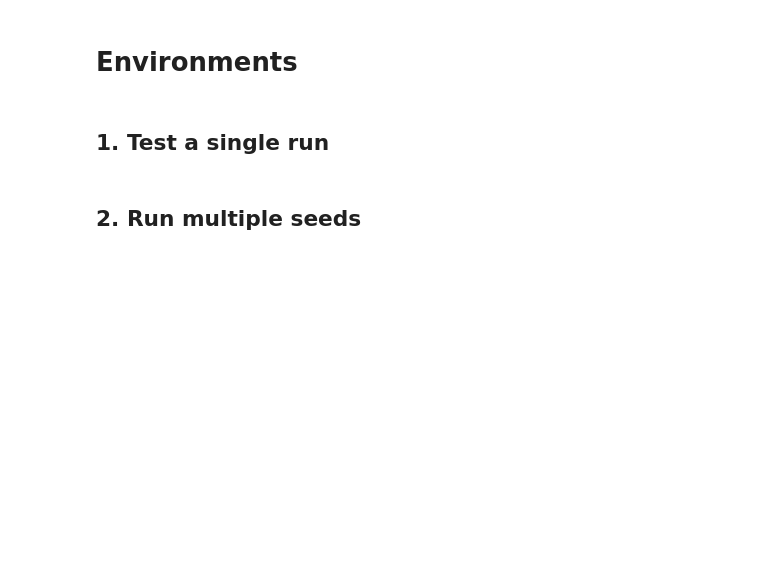
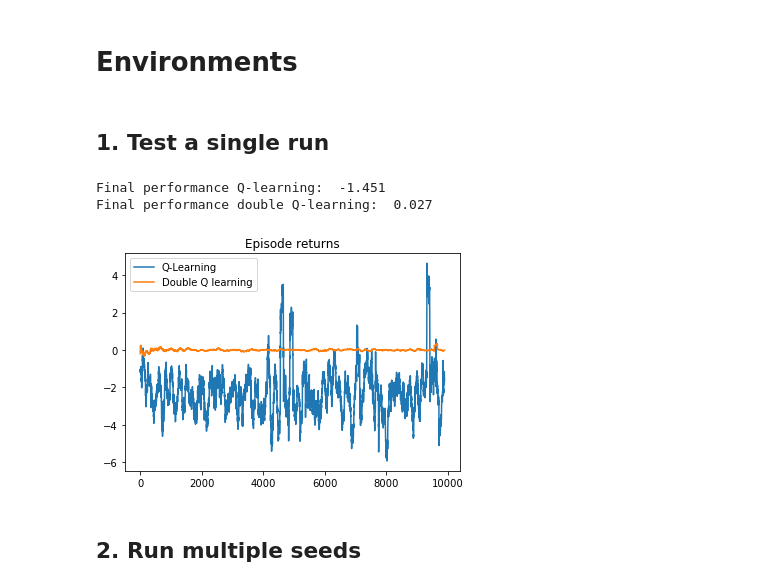
Before and after one commit to fsun2000/RL_project, a Jupyter notebook: double_q.ipynb, the cells around one changed output. Cells and saved outputs as stored; diff of their text form; code cells hidden in the pictures; blank space fills up the shorter version.

```diff
--- a/double_q.ipynb
+++ b/double_q.ipynb
@@ -237,25 +230,34 @@ Q_double_frozen = np.zeros(([frozen_env.observation_space.n, 2, frozen_env.actio
 # %% [markdown]
 ## 1. Test a single run
 # %%
-env = frozen_env
-Q_single = np.copy(Q_single_frozen)
-Q_double = np.copy(Q_double_frozen)
-epsilon = None
-num_episodes = 100000
+env = roul_env
+Q_single = np.copy(Q_single_roul)
+Q_double = np.copy(Q_double_roul)
+epsilon = 0.8
+decay_rate = 0.90
+num_episodes = 10000
+alpha=0.1
 
 # single Q learning
-policy_single = EpsilonGreedyPolicy(Q_single, epsilon=epsilon)
-Q_q_learning, (episode_lengths_q_learning, episode_returns_q_learning) = q_learning(env, policy_single, Q_single, num_episodes, alpha=0.8)
+policy_single = EpsilonGreedyPolicy(Q_single, epsilon=epsilon, decay_rate=decay_rate)
+Q_q_learning, (episode_lengths_q_learning, episode_returns_q_learning) = q_learning(env, policy_single, Q_single, num_episodes, alpha=alpha)
 # double Q learning
-policy_double = EpsilonGreedyPolicyDoubleQ(Q_double, epsilon=epsilon)
-Q_double_q_learning, (episode_lengths_double_q_learning, episode_returns_double_q_learning) = double_q_learning(env, policy_double, Q_double, num_episodes, alpha=0.8)
+policy_double = EpsilonGreedyPolicyDoubleQ(Q_double, epsilon=epsilon, decay_rate=decay_rate)
+Q_double_q_learning, (episode_lengths_double_q_learning, episode_returns_double_q_learning) = double_q_learning(env, policy_double, Q_double, num_episodes, alpha=alpha)
+
+print("Final performance Q-learning: ", np.mean(episode_returns_q_learning[int(num_episodes * 0.9):]))
+print("Final performance double Q-learning: ", np.mean(episode_returns_double_q_learning[int(num_episodes * 0.9):]))
 
 n = 100
 plt.plot(running_mean(episode_returns_q_learning, n))
 plt.plot(running_mean(episode_returns_double_q_learning, n))
 plt.title('Episode returns')
 plt.legend(['Q-Learning', 'Double Q learning'])
 plt.show()
+# %% [output]
+Final performance Q-learning:  -1.451
+Final performance double Q-learning:  0.027
+[figure, added]
 # %% [markdown]
 ## 2. Run multiple seeds
 # %%
```
Also changed, not shown: parts of 8 cells of this notebook.
